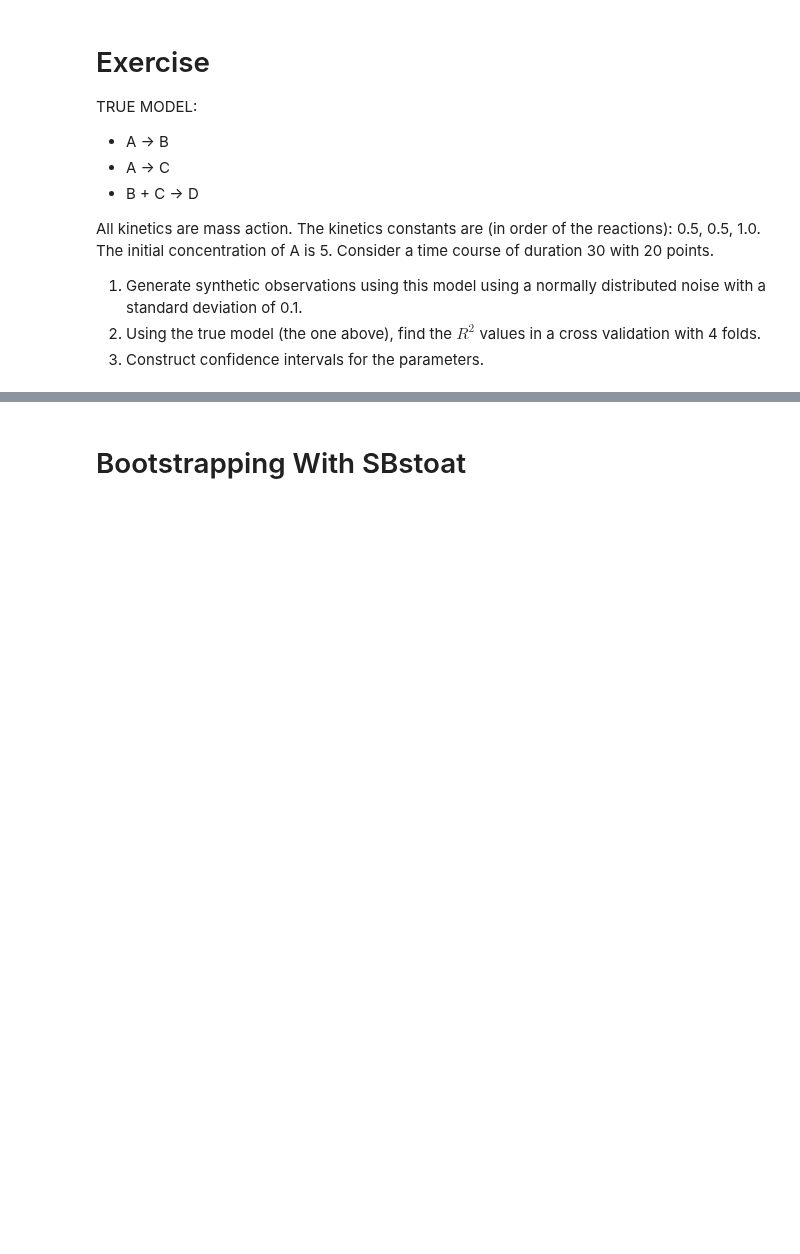
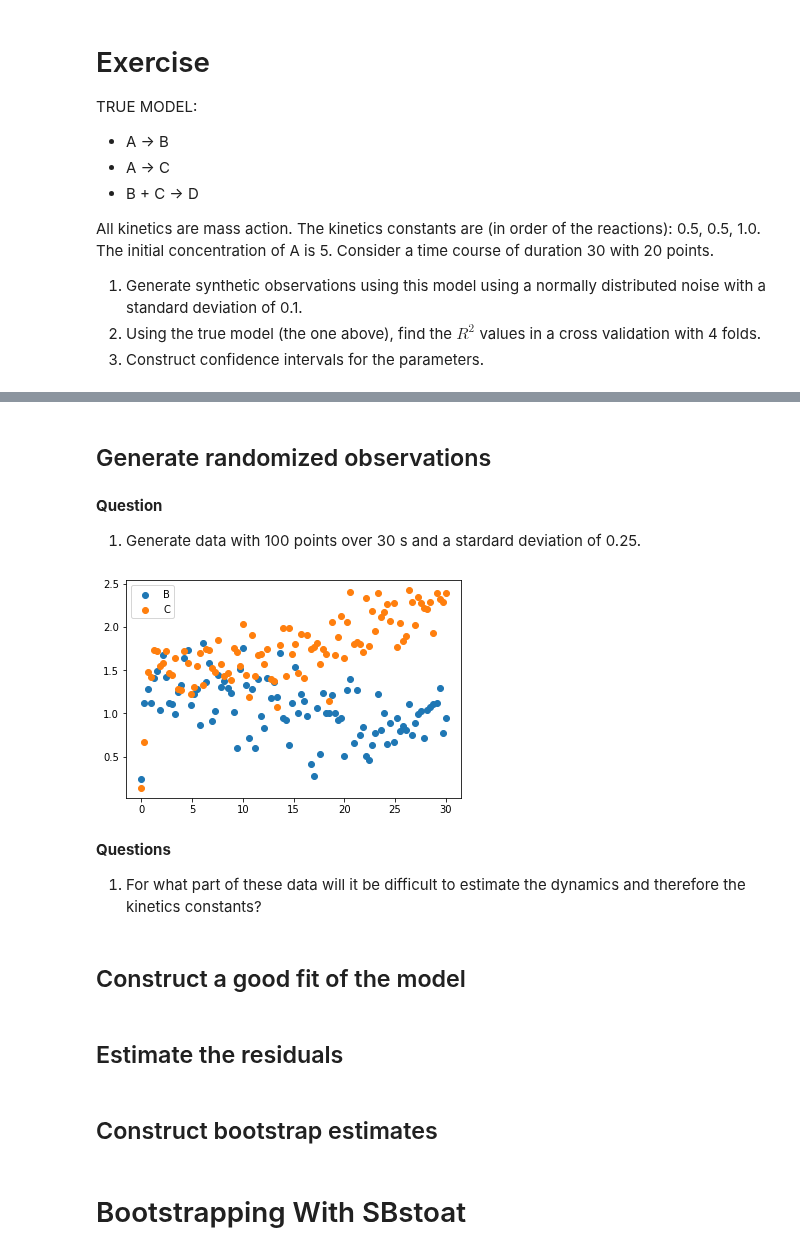
Before and after one commit to ModelEngineering/advancing-biomedical-models, a Jupyter notebook: lecture_12/bootstrapping/12_stimating_Parameter_Confidence_Intervals_With_Bootstrapping.ipynb, the cells around one changed output, grey strips where cells are left out. Saved outputs shown, nothing was run; the diff lists cells and outputs as text; code cells hidden in the pictures; blank space fills up the shorter version.

Commit message:
Update bootstrap lecture

```diff
--- a/lecture_12/bootstrapping/12_stimating_Parameter_Confidence_Intervals_With_Bootstrapping.ipynb
+++ b/lecture_12/bootstrapping/12_stimating_Parameter_Confidence_Intervals_With_Bootstrapping.ipynb
@@ -354,2 +358,26 @@ mf.makeParameterStatistics(list_parameters)
+# %% [markdown]
+## Generate randomized observations
+# %% [markdown]
+**Question**
+1. Generate data with 100 points over 30 s and a stardard deviation of 0.25.
+# %%
+# Solution
+
+fittedTS = ModelFitter.runSimulation(roadrunner=NEW_MODEL, numPoint=NEW_NUM_POINT, endTime=NEW_END_TIME,
+                                     returnDataFrame=False)
+synthesizer = ObservationSynthesizerRandomErrors(fittedTS=fittedTS, std=NEW_NOISE_STD)
+NEW_OBS_TS = synthesizer.calculate()
+_ = plotData(NEW_OBS_TS)
+# %% [output]
+[figure, added]
+# %% [markdown]
+**Questions**
+1. For what part of these data will it be difficult to estimate the dynamics and therefore the kinetics constants?
+# %% [markdown]
+## Construct a good fit of the model
+# %% [markdown]
+## Estimate the residuals
+# %% [markdown]
+## Construct bootstrap estimates
 # %% [markdown]
 # Bootstrapping With SBstoat
```
Also changed, not shown: parts of 28 cells of this notebook.
